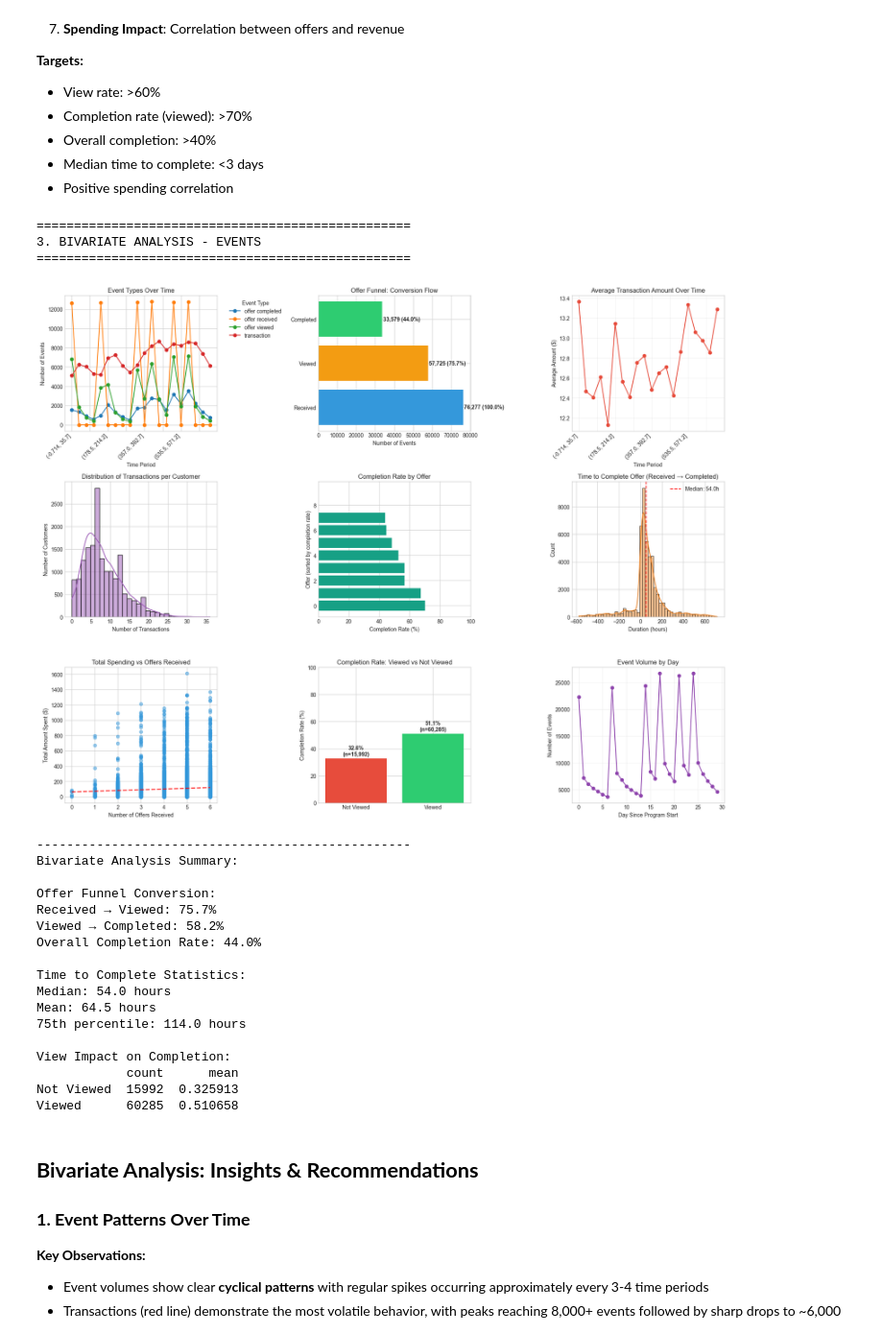
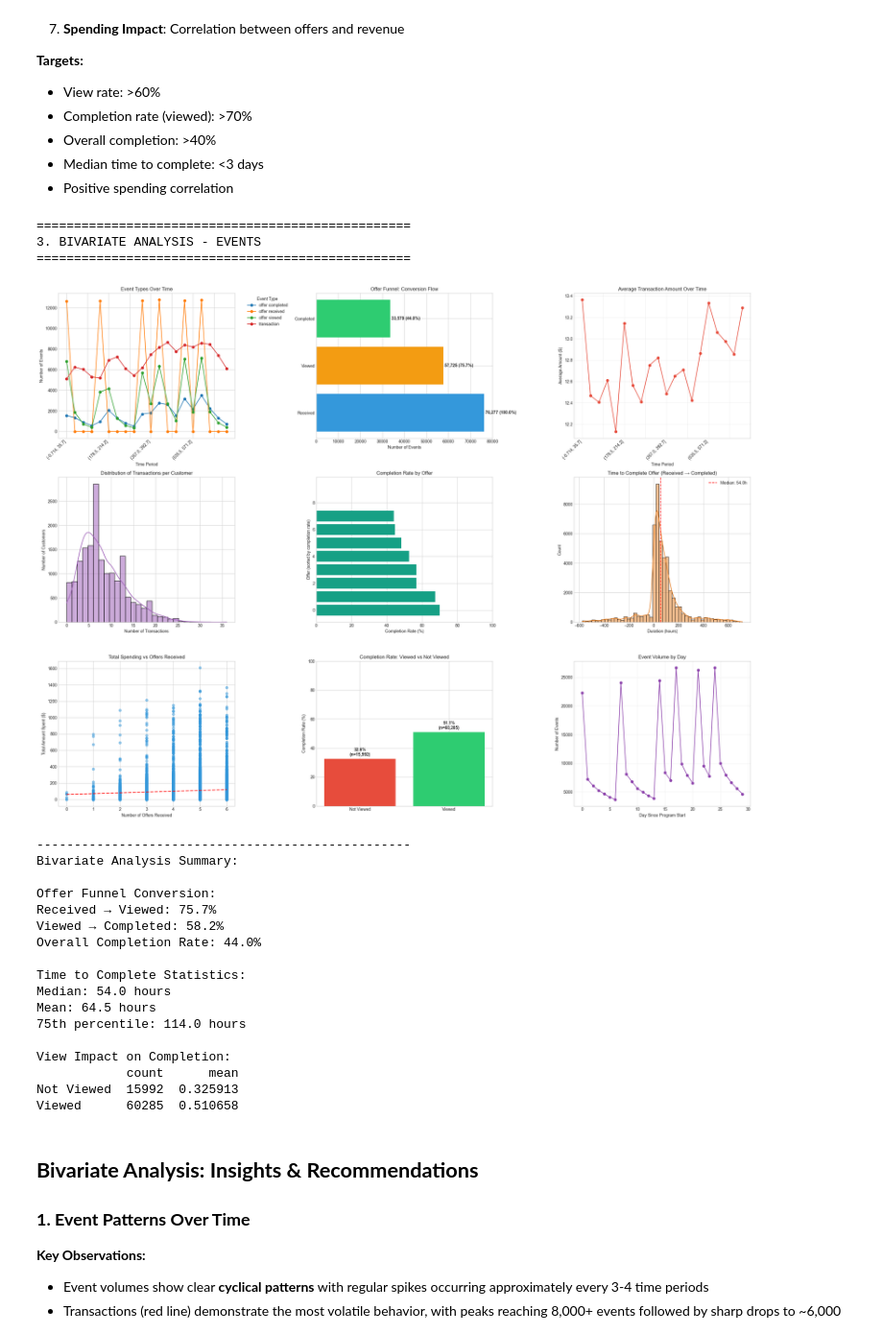
Before and after one commit to techmum21p/Brewlytics_Chat, a Jupyter notebook: Notebooks/01_EDA.ipynb, the cells around one changed output. Shown at 96% size. Saved outputs shown, nothing was run; the diff lists cells and outputs as text; code cells hidden in the pictures.

```diff
--- a/Notebooks/01_EDA.ipynb
+++ b/Notebooks/01_EDA.ipynb
@@ -997,7 +997,7 @@ print("3. BIVARIATE ANALYSIS - EVENTS")
 print("="*50)
 
 # Set up the figure for subplots
-plt.figure(figsize=(18, 14))
+plt.figure(figsize=(24, 18))
 
 # 1. Event counts by event type over time (binned)
 plt.subplot(3, 3, 1)
@@ -1158,34 +1158,34 @@ events_by_day = df_events.groupby('day').size()
 if len(events_by_day) > 0:
     events_by_day.plot(kind='line', marker='o', color='#8e44ad')
     plt.title('Event Volume by Day')
     plt.xlabel('Day Since Program Start')
     plt.ylabel('Number of Events')
     plt.grid(alpha=0.3)
 
 plt.tight_layout()
 plt.show()
 
 # Print summary statistics
 print("\n" + "-"*50)
 print("Bivariate Analysis Summary:")
 print("\nOffer Funnel Conversion:")
 print(f"Received → Viewed: {funnel_pct[1]:.1f}%")
 print(f"Viewed → Completed: {(funnel_counts['offer completed']/funnel_counts['offer viewed']*100):.1f}%")
 print(f"Overall Completion Rate: {funnel_pct[2]:.1f}%")
 
 if len(time_to_complete) > 0:
     print(f"\nTime to Complete Statistics:")
     print(f"Median: {time_to_complete['duration'].median():.1f} hours")
     print(f"Mean: {time_to_complete['duration'].mean():.1f} hours")
     print(f"75th percentile: {time_to_complete['duration'].quantile(0.75):.1f} hours")
 
 print(f"\nView Impact on Completion:")
 print(view_completion[['count', 'mean']])
 # %% [output]
 ==================================================
 3. BIVARIATE ANALYSIS - EVENTS
 ==================================================
-[figure, old version]
+[figure, new version]
 --------------------------------------------------
 Bivariate Analysis Summary:
 
```
Also changed, not shown: parts of 8 cells of this notebook, 3 other files.
